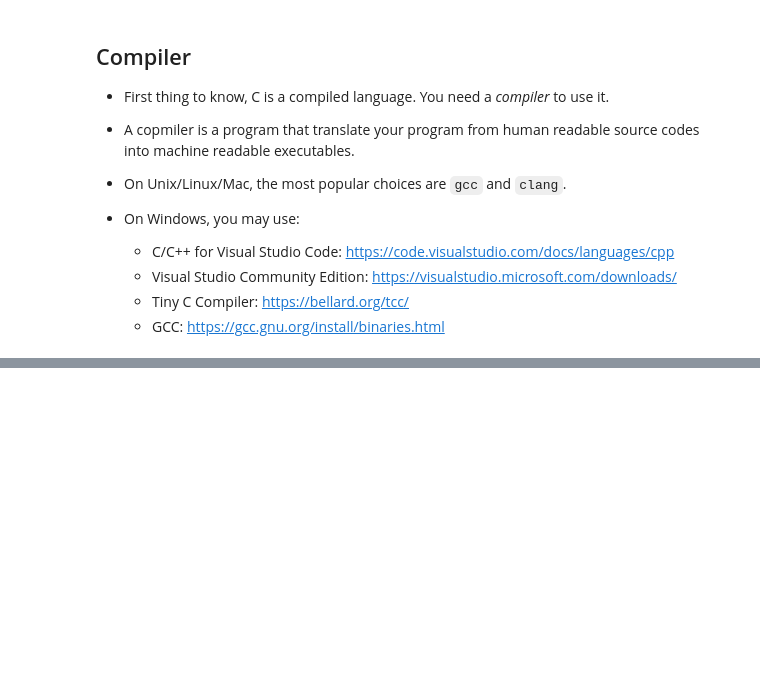
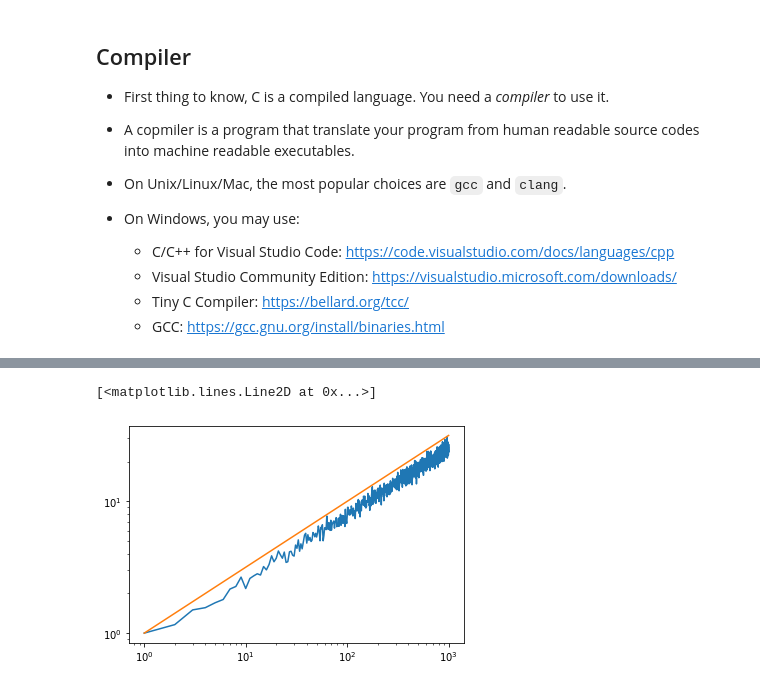
Before and after one commit to uarizona-2021spring-phys105a/phys105a, a Jupyter notebook: 05/C.ipynb, the cells around one changed output, grey strips where cells are left out. Saved outputs shown, nothing was run; the diff lists cells and outputs as text; code cells hidden in the pictures; blank space fills up the shorter version.

```diff
--- a/05/C.ipynb
+++ b/05/C.ipynb
@@ -130,0 +178,17 @@ New line for new statement | `;` to end a statement
+# %%
+# Let's also plot the result
+
+from matplotlib import pyplot as plt
+
+T, D = [], []
+with open('rw.txt', 'r') as f:
+    for line in f:
+        t, d = line.split()
+        T.append(int(t))
+        D.append(float(d))
+
+plt.loglog(T, D)
+plt.plot(T, [t**0.5 for t in T]) # y = sqrt(x)
+# %% [output]
+[<matplotlib.lines.Line2D at 0x...>]
+[figure, added]
```
Also changed, not shown: parts of 9 cells of this notebook, 1 other file.
